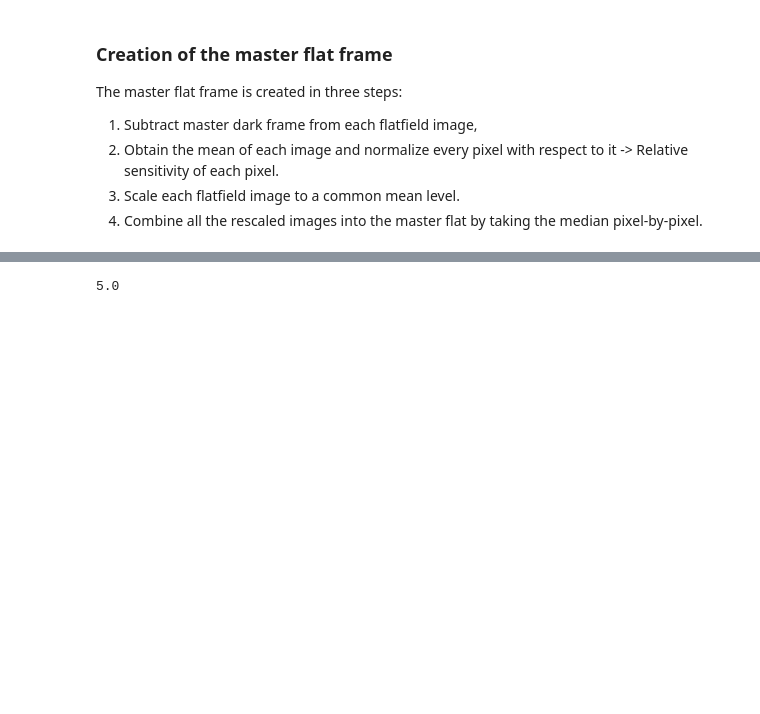
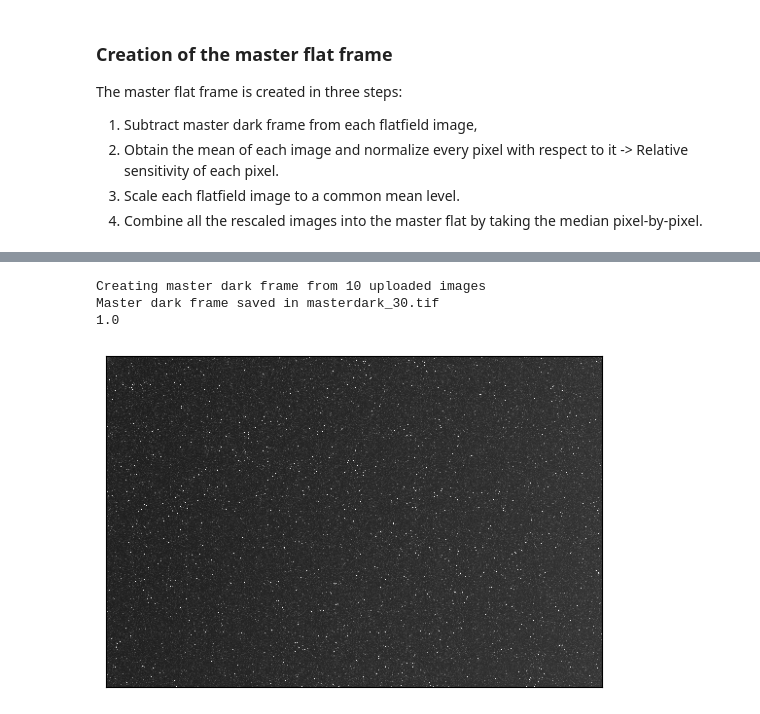
Before and after one commit to odroseroc/ct_reconstruction_project, a Jupyter notebook: notebooks/calibration_algorithms.ipynb, the cells around one changed output, grey strips where cells are left out. Saved outputs shown, nothing was run; the diff lists cells and outputs as text; code cells hidden in the pictures; blank space fills up the shorter version.

```diff
--- a/notebooks/calibration_algorithms.ipynb
+++ b/notebooks/calibration_algorithms.ipynb
@@ -167,5 +195,11 @@ plt.imshow(dark1, cmap='grey',vmin=np.amin(dark1), vmax=np.amax(0.1*dark1))
 # %%
-def subtract_master_dark(masterdark: )
+from calib.calib_utils import *
+masterdark = create_master_dark(darkFrames_files, output_file='./masterdark_30.tif')
+print(np.amax(masterdark))
+show_increased_contrast(masterdark, 0.05)
 # %% [output]
-5.0
+Creating master dark frame from 10 uploaded images
+Master dark frame saved in masterdark_30.tif
+1.0
+[figure, added]
 # %%
```
Also changed, not shown: parts of 12 cells of this notebook, 45 other files.
